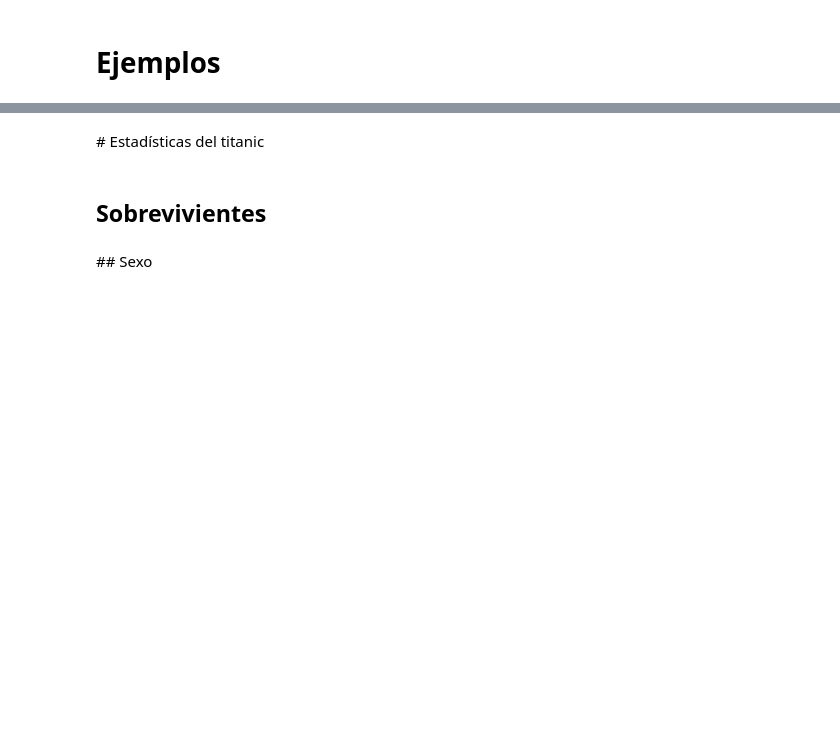
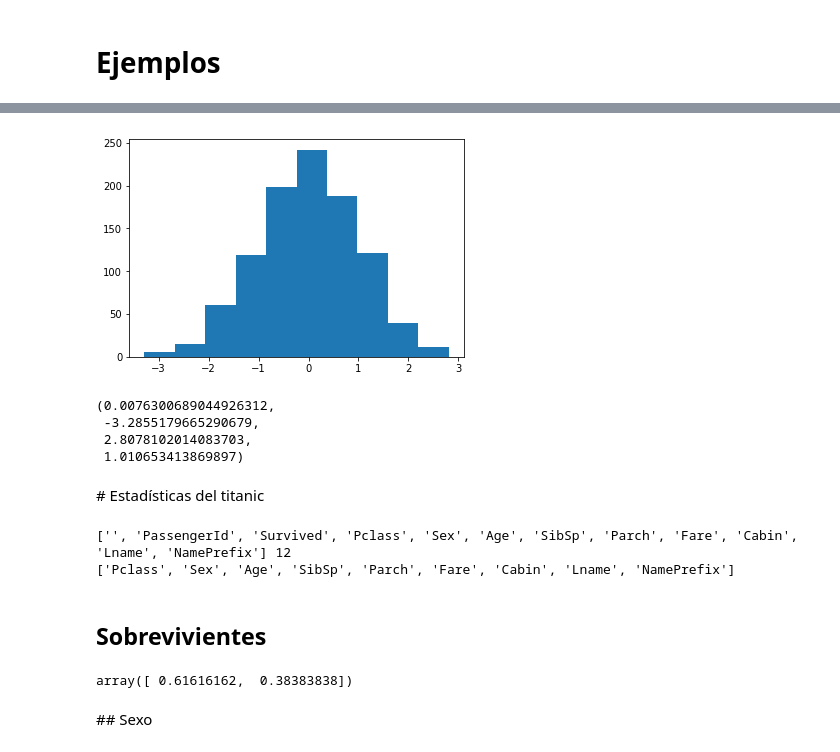
Before and after one commit to INGEOTEC/mccd2018, a Jupyter notebook: notebooks/03-NumPY.ipynb, the cells around one changed output, grey strips where cells are left out. Saved outputs shown, nothing was run; the diff lists cells and outputs as text; code cells hidden in the pictures; blank space fills up the shorter version.

Commit message:
clase del 16-mayo-2018

```diff
--- a/notebooks/03-NumPY.ipynb
+++ b/notebooks/03-NumPY.ipynb
@@ -76,17 +182,35 @@ _ = hist(muestra)
 # %%
-muestra = np.random.normal(size=100)
+muestra = np.random.normal(size=1000)
 _ = hist(muestra)
+# %% [output]
+[figure, added]
+# %%
+np.mean(muestra), muestra.min(), muestra.max(), np.std(muestra)
+# %% [output]
+(0.0076300689044926312,
+ -3.2855179665290679,
+ 2.8078102014083703,
+ 1.010653413869897)
 # %% [markdown]
 # Estadísticas del titanic
 # %%
 header = open('Titanic_codificado_train.csv').readline().strip().split(',')
-print(header)
-titanic = np.loadtxt('Titanic_codificado_train.csv', delimiter=',', skiprows=1)
+print(header, len(header))
+titanic = np.loadtxt('Titanic_codificado_train.csv',
+                     delimiter=',', skiprows=1)
 clase = titanic[:, 2]
 data = titanic[:, 3:]
 print(header[3:])
+# %% [output]
+['', 'PassengerId', 'Survived', 'Pclass', 'Sex', 'Age', 'SibSp', 'Parch', 'Fare', 'Cabin', 'Lname', 'NamePrefix'] 12
+['Pclass', 'Sex', 'Age', 'SibSp', 'Parch', 'Fare', 'Cabin', 'Lname', 'NamePrefix']
 # %% [markdown]
 ## Sobrevivientes
+# %%
+_, c = np.unique(clase, return_counts=True)
+c / c.sum()
+# %% [output]
+array([ 0.61616162,  0.38383838])
 # %% [markdown]
 ## Sexo
 # %%
```
Also changed, not shown: parts of 24 cells of this notebook.
